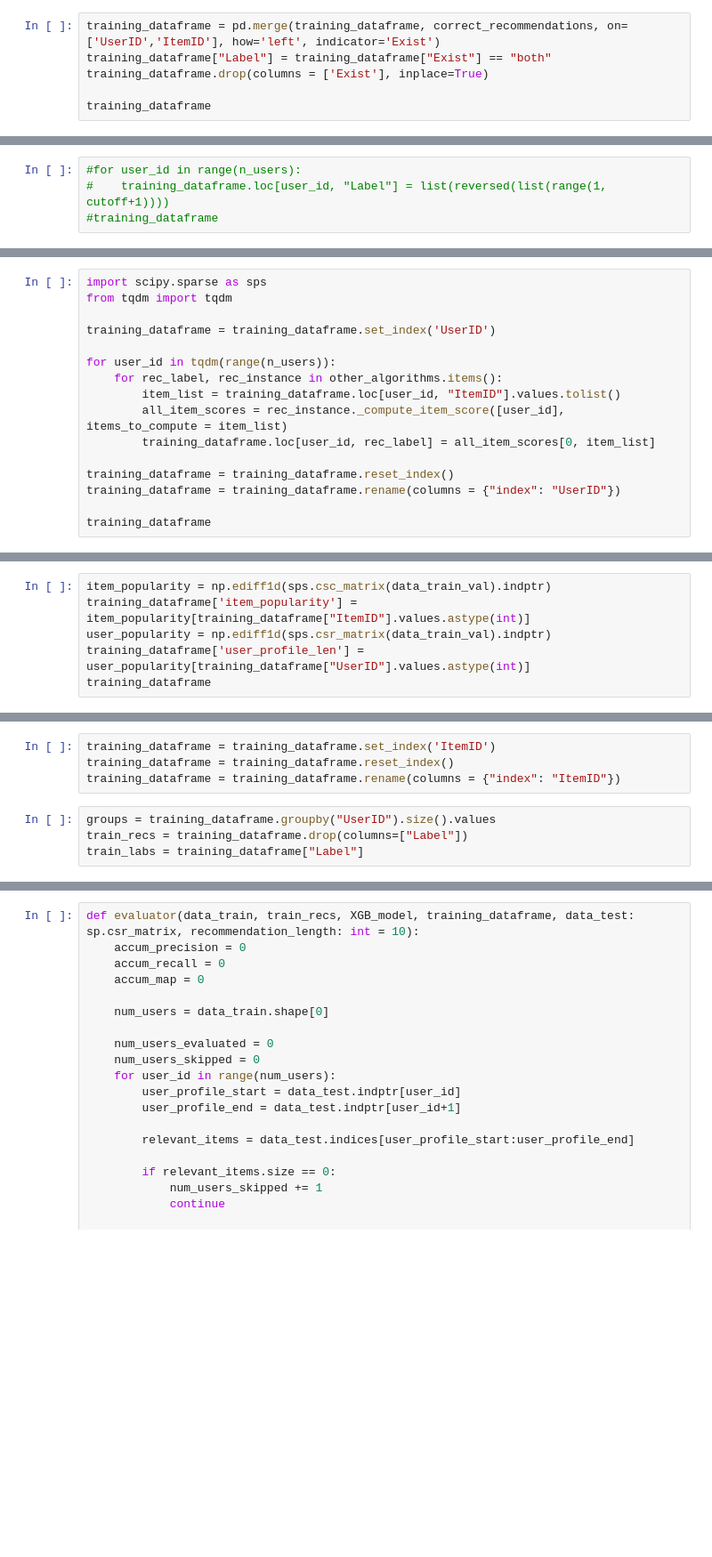
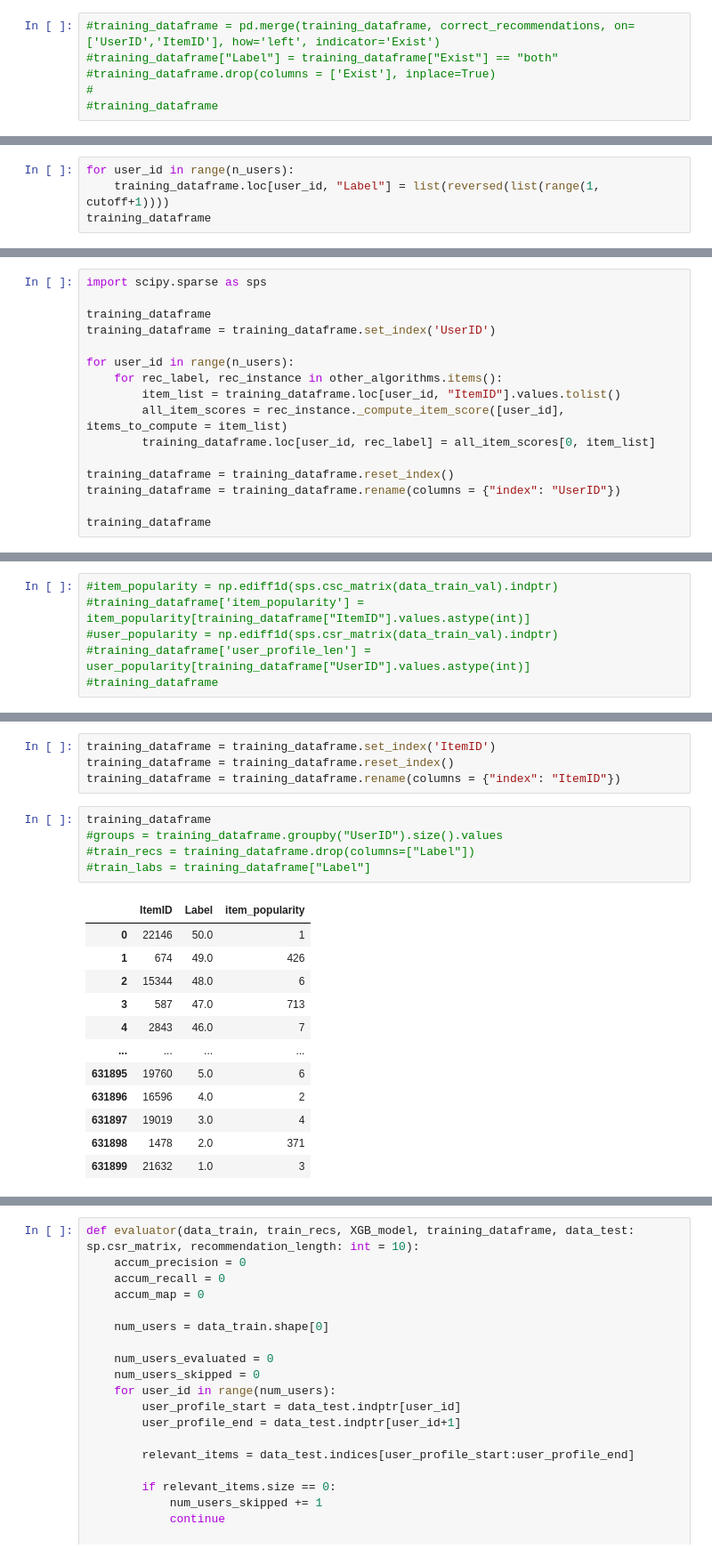
Before and after one commit to kiinami/rcs, a Jupyter notebook: jp_xgboost.ipynb, the cells around one changed output, grey strips where cells are left out. Shown at 89% size. Cells and saved outputs as stored; diff of their text form; blank space fills up the shorter version.

```diff
--- a/jp_xgboost.ipynb
+++ b/jp_xgboost.ipynb
@@ -154,7 +156,7 @@ correct_recommendations
 95746 rows × 2 columns
 # %%
-training_dataframe = pd.merge(training_dataframe, correct_recommendations, on=['UserID','ItemID'], how='left', indicator='Exist')
-training_dataframe["Label"] = training_dataframe["Exist"] == "both"
-training_dataframe.drop(columns = ['Exist'], inplace=True)
-
-training_dataframe
+#training_dataframe = pd.merge(training_dataframe, correct_recommendations, on=['UserID','ItemID'], how='left', indicator='Exist')
+#training_dataframe["Label"] = training_dataframe["Exist"] == "both"
+#training_dataframe.drop(columns = ['Exist'], inplace=True)
+#
+#training_dataframe
@@ -175,4 +163,4 @@ training_dataframe
 # %%
-#for user_id in range(n_users):
-#    training_dataframe.loc[user_id, "Label"] = list(reversed(list(range(1, cutoff+1))))
-#training_dataframe
+for user_id in range(n_users):
+    training_dataframe.loc[user_id, "Label"] = list(reversed(list(range(1, cutoff+1))))
+training_dataframe
@@ -225,10 +228,10 @@ Similarity column 22222 (100.0%), 7517.95 column/sec. Elapsed time 2.96 sec
 # %%
 import scipy.sparse as sps
-from tqdm import tqdm
 
+training_dataframe
 training_dataframe = training_dataframe.set_index('UserID')
 
-for user_id in tqdm(range(n_users)):
+for user_id in range(n_users):
     for rec_label, rec_instance in other_algorithms.items():
         item_list = training_dataframe.loc[user_id, "ItemID"].values.tolist()
         all_item_scores = rec_instance._compute_item_score([user_id], items_to_compute = item_list)
@@ -255,7 +246,7 @@ training_dataframe
 # %%
-item_popularity = np.ediff1d(sps.csc_matrix(data_train_val).indptr)
-training_dataframe['item_popularity'] = item_popularity[training_dataframe["ItemID"].values.astype(int)]
-user_popularity = np.ediff1d(sps.csr_matrix(data_train_val).indptr)
-training_dataframe['user_profile_len'] = user_popularity[training_dataframe["UserID"].values.astype(int)]
-training_dataframe
+#item_popularity = np.ediff1d(sps.csc_matrix(data_train_val).indptr)
+#training_dataframe['item_popularity'] = item_popularity[training_dataframe["ItemID"].values.astype(int)]
+#user_popularity = np.ediff1d(sps.csr_matrix(data_train_val).indptr)
+#training_dataframe['user_profile_len'] = user_popularity[training_dataframe["UserID"].values.astype(int)]
+#training_dataframe
 # %% [output]
@@ -277,6 +256,20 @@ training_dataframe = training_dataframe.set_index('ItemID')
 training_dataframe = training_dataframe.reset_index()
 training_dataframe = training_dataframe.rename(columns = {"index": "ItemID"})
 # %%
-groups = training_dataframe.groupby("UserID").size().values
-train_recs = training_dataframe.drop(columns=["Label"])
-train_labs = training_dataframe["Label"]
+training_dataframe
+#groups = training_dataframe.groupby("UserID").size().values
+#train_recs = training_dataframe.drop(columns=["Label"])
+#train_labs = training_dataframe["Label"]
+# %% [output]
+|  | ItemID | Label | item_popularity |
+| 0 | 22146 | 50.0 | 1 |
+| 1 | 674 | 49.0 | 426 |
+| 2 | 15344 | 48.0 | 6 |
+| 3 | 587 | 47.0 | 713 |
+| 4 | 2843 | 46.0 | 7 |
+| ... | ... | ... | ... |
+| 631895 | 19760 | 5.0 | 6 |
+| 631896 | 16596 | 4.0 | 2 |
+| 631897 | 19019 | 3.0 | 4 |
+| 631898 | 1478 | 2.0 | 371 |
+| 631899 | 21632 | 1.0 | 3 |
```
Also changed, not shown: parts of 14 cells of this notebook, 1 other file.
